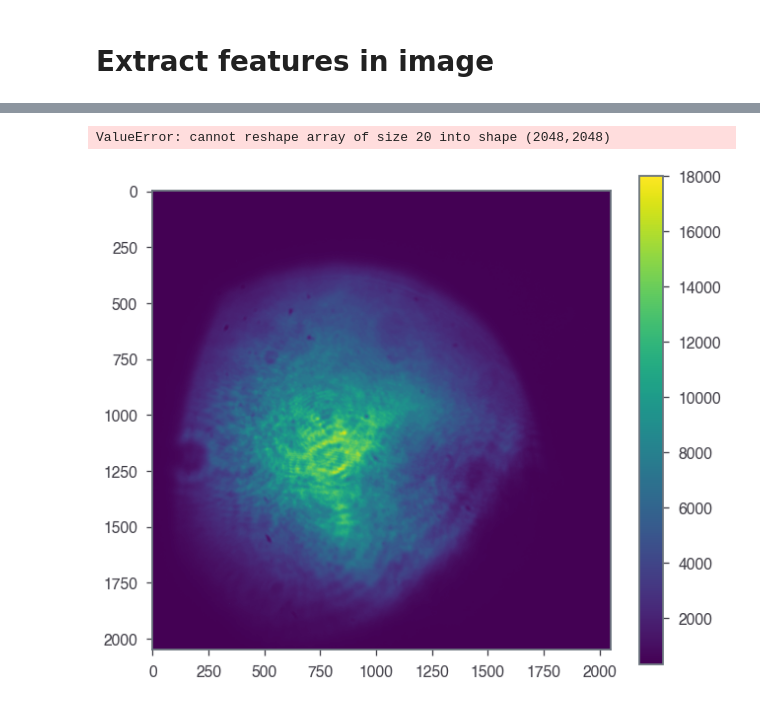
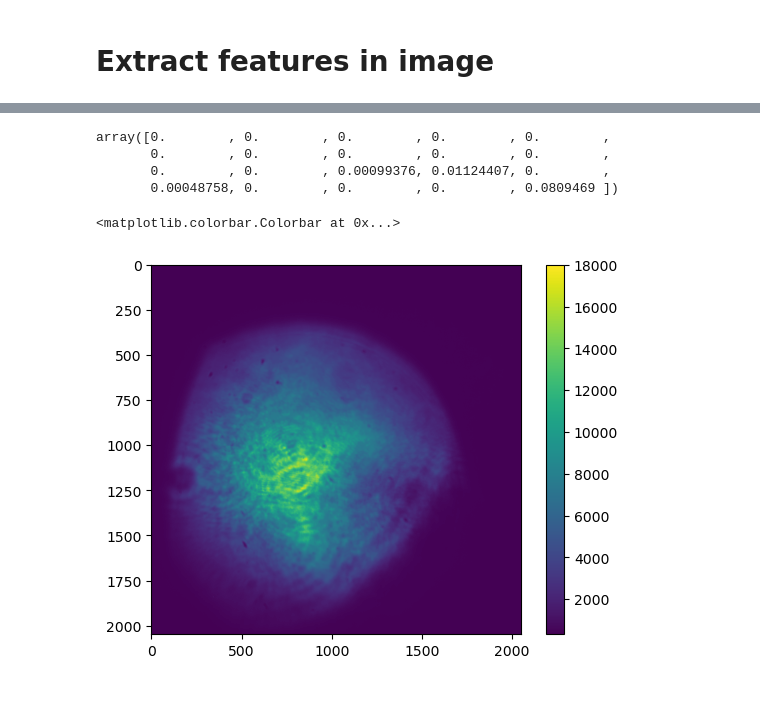
Before and after one commit to proscrite/code, a Jupyter notebook: notebooks/Autofocus.ipynb, the cells around one changed output, grey strips where cells are left out. Saved outputs shown, nothing was run; the diff lists cells and outputs as text; code cells hidden in the pictures.

```diff
--- a/notebooks/Autofocus.ipynb
+++ b/notebooks/Autofocus.ipynb
@@ -116,12 +122,19 @@ def show_as_image(sample):
     plt.imshow(bitmap, cmap='gray', interpolation='nearest')
     plt.colorbar()
     plt.show()
+# %%
+features[0]
+# %% [output]
+array([0.        , 0.        , 0.        , 0.        , 0.        ,
+       0.        , 0.        , 0.        , 0.        , 0.        ,
+       0.        , 0.        , 0.00099376, 0.01124407, 0.        ,
+       0.00048758, 0.        , 0.        , 0.        , 0.0809469 ])
 # %%
 plt.imshow(imgb,)# clim=(100, 2e4))
 plt.colorbar()
 
-for f in features:
-    show_as_image(f)
+# for f in features:
+    # show_as_image(f)
 # %% [output]
-ValueError: cannot reshape array of size 20 into shape (2048,2048)
+<matplotlib.colorbar.Colorbar at 0x...>
-[figure, old version]
+[figure, new version]
```
Also changed, not shown: parts of 56 cells of this notebook, 1 other file.
